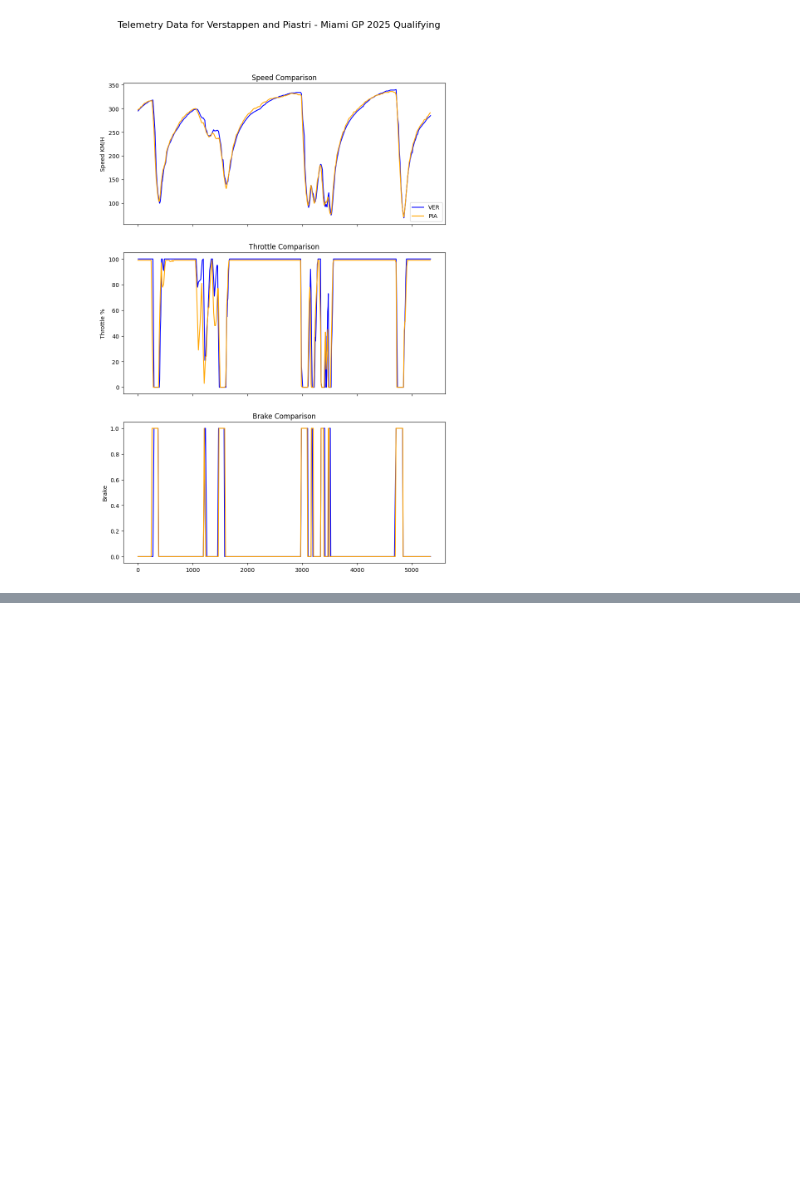
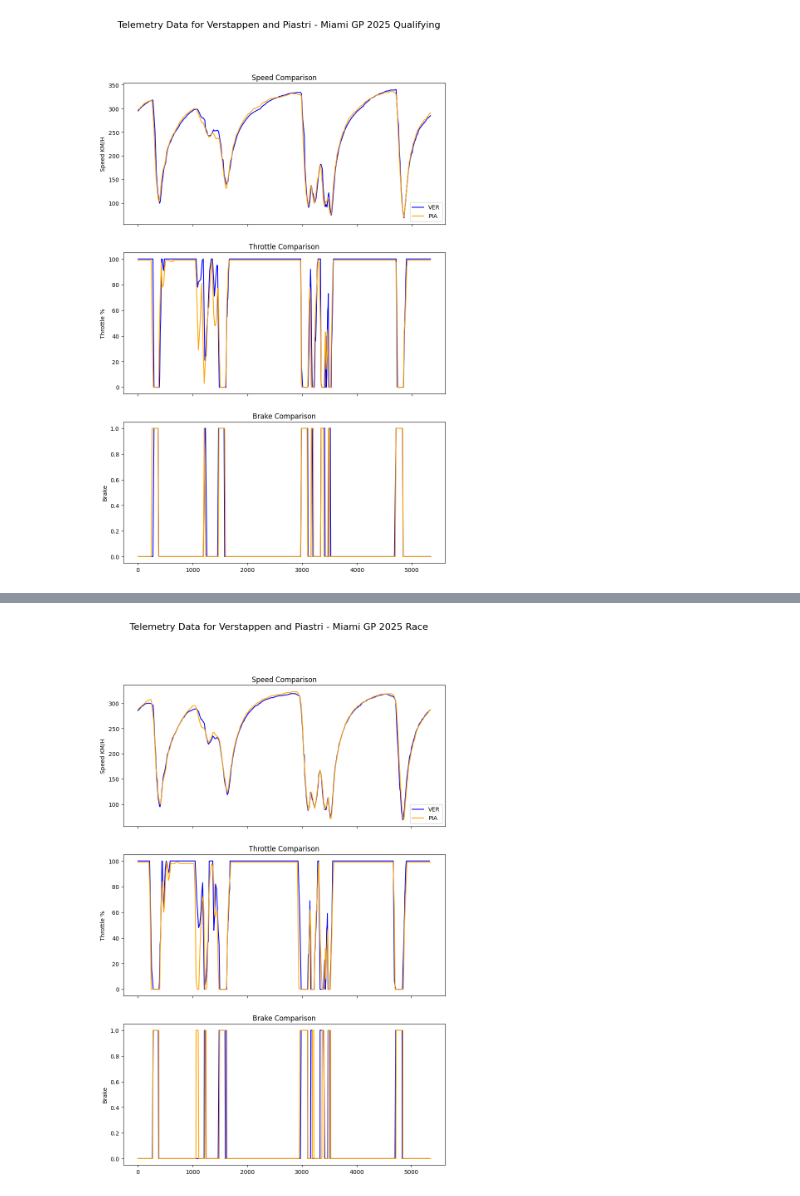
Before and after one commit to Pritzstik/data_project, a Jupyter notebook: f1_data.ipynb, the cells around one changed output, grey strips where cells are left out. Saved outputs shown, nothing was run; the diff lists cells and outputs as text; code cells hidden in the pictures; blank space fills up the shorter version.

Commit message:
add miami gp

```diff
--- a/f1_data.ipynb
+++ b/f1_data.ipynb
@@ -128,0 +150,35 @@ plt.show()
+# %%
+laps = race.laps
+# %%
+laps_ver = laps.pick_drivers('VER')
+laps_pias = laps.pick_drivers('PIA')
+# %%
+fastest_ver = laps_ver.pick_fastest()
+fastest_pias = laps_pias.pick_fastest()
+# %%
+telemetry_ver = fastest_ver.get_telemetry().add_distance()
+telemetry_pias = fastest_pias.get_telemetry().add_distance()
+# %%
+fig, ax = plt.subplots(3, 1, figsize=(10, 15), sharex=True)
+fig.suptitle('Telemetry Data for Verstappen and Piastri - Miami GP 2025 Race', fontsize=16)
+
+ax[0].plot(telemetry_ver['Distance'], telemetry_ver['Speed'], label='VER', color='blue')
+ax[0].plot(telemetry_pias['Distance'], telemetry_pias['Speed'], label='PIA', color='orange')
+ax[0].set(ylabel='Speed KM/H', title='Speed Comparison')
+ax[0].legend(loc='lower right')
+
+ax[1].plot(telemetry_ver['Distance'], telemetry_ver['Throttle'], label='VER', color='blue')
+ax[1].plot(telemetry_pias['Distance'], telemetry_pias['Throttle'], label='PIA', color='orange')
+ax[1].set(ylabel='Throttle %', title='Throttle Comparison')
+
+ax[2].plot(telemetry_ver['Distance'], telemetry_ver['Brake'], label='VER', color='blue')
+ax[2].plot(telemetry_pias['Distance'], telemetry_pias['Brake'], label='PIA', color='orange')
+ax[2].set(ylabel='Brake', title='Brake Comparison')
+
+# Hide x labels and tick labels for top plots and y ticks for right plots.
+for a in ax.flat:
+    a.label_outer()
+
+plt.show()
+# %% [output]
+[figure, added]
```
Also changed, not shown: parts of 2 cells of this notebook, 12 other files.
